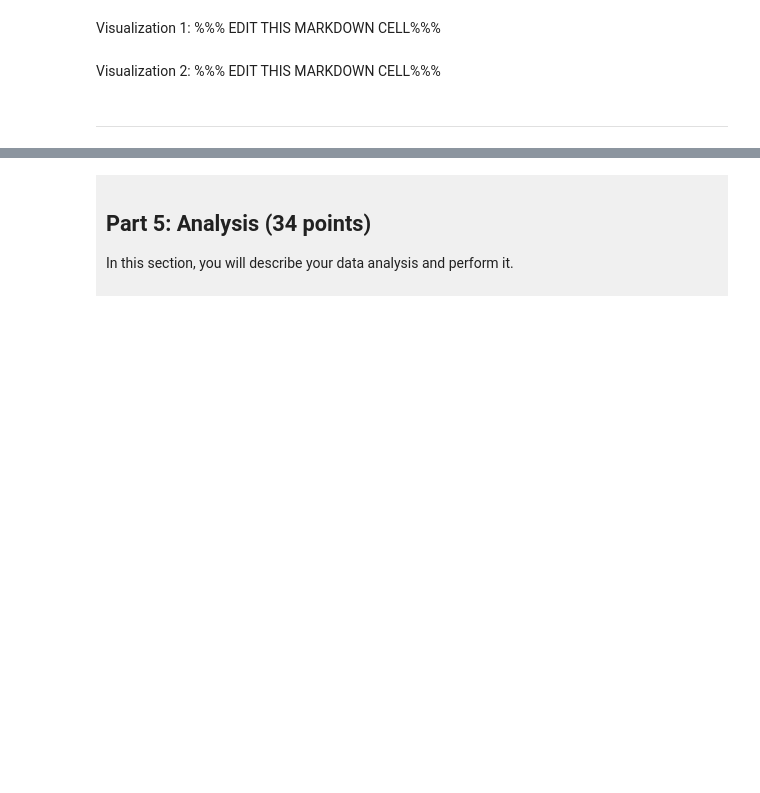
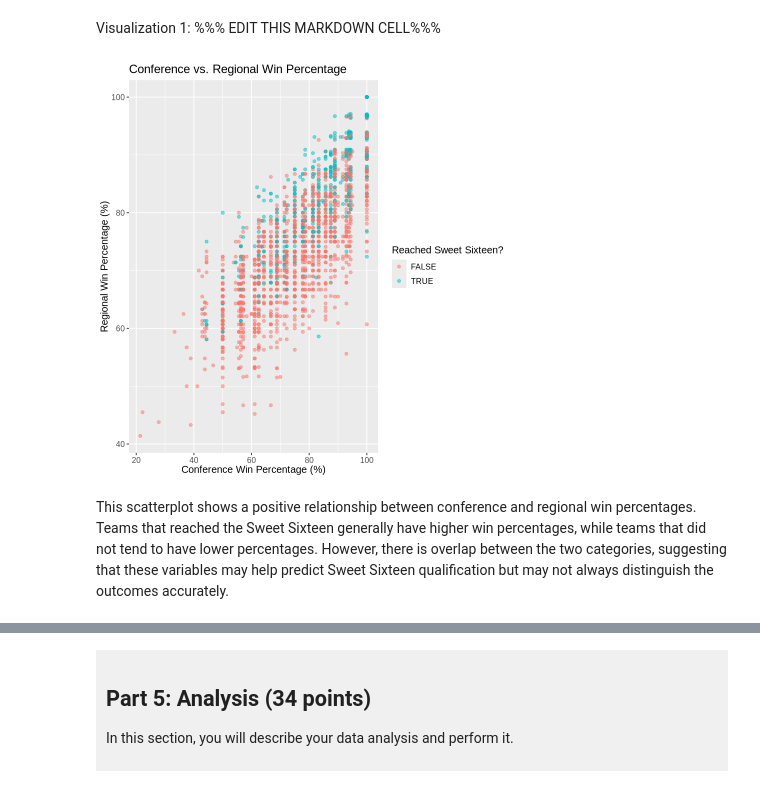
Before and after one commit to lucasgermanovix/dsci-100-project-lucas-germanovix-do-carmo, a Jupyter notebook: dsci-100-project-notebook.ipynb, the cells around one changed output, grey strips where cells are left out. Saved outputs shown, nothing was run; the diff lists cells and outputs as text; code cells hidden in the pictures; blank space fills up the shorter version.

```diff
--- a/dsci-100-project-notebook.ipynb
+++ b/dsci-100-project-notebook.ipynb
@@ -323,6 +443,32 @@ Based on your research question:
 # %% [markdown]
 Visualization 1: %%% EDIT THIS MARKDOWN CELL%%%
 # %%
-### EDIT THIS CODE CELL FOR VISUALIZATION 1###
+
+
+
+win_relationship_plot <- ggplot(
+    basketball_tidy,
+    aes(
+        x = conf_wins_pct,
+        y = reg_wins_pct,
+        color = sweet_sixteen
+    )
+) +
+    geom_point(alpha = 0.5) +
+    labs(
+        title = "Conference vs. Regional Win Percentage",
+        x = "Conference Win Percentage (%)",
+        y = "Regional Win Percentage (%)",
+        color = "Reached Sweet Sixteen?"
+    ) +
+    theme(text = element_text(size = 12))
+
+
+win_relationship_plot
+# %% [output]
+[figure, added]
 # %% [markdown]
-Visualization 2: %%% EDIT THIS MARKDOWN CELL%%%
+This scatterplot shows a positive relationship between conference and regional win percentages. Teams that
+reached the Sweet Sixteen generally have higher win percentages, while teams that did not tend to have
+lower percentages. However, there is overlap between the two categories, suggesting that
+these variables may help predict Sweet Sixteen qualification but may not always distinguish the outcomes accurately.
@@ -331,2 +474,0 @@ Visualization 2: %%% EDIT THIS MARKDOWN CELL%%%
-# %% [markdown]
-------
```
Also changed, not shown: parts of 14 cells of this notebook.
